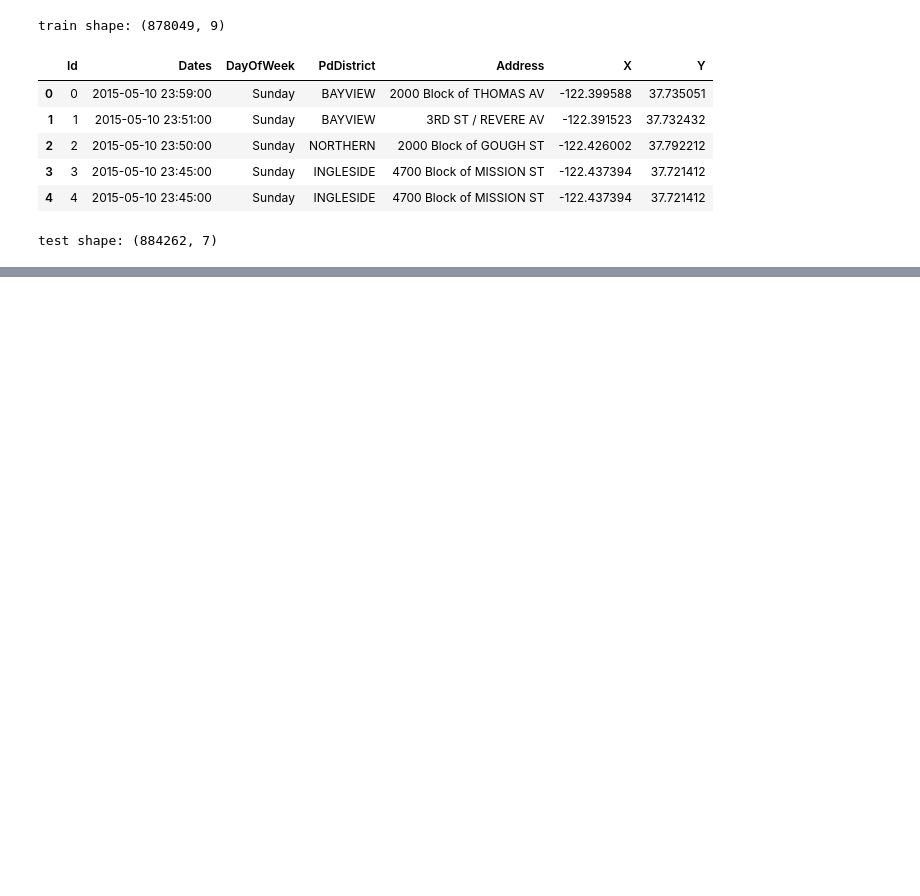
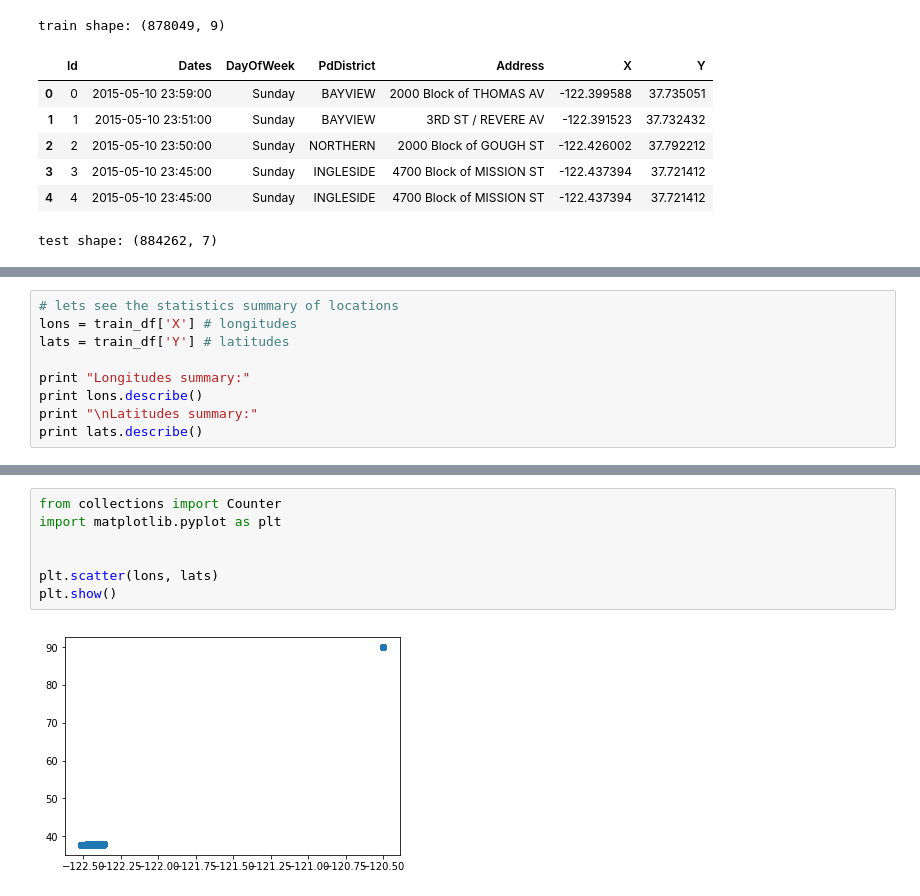
Before and after one commit to yousefzook/Crime-Classification-ML, a Jupyter notebook: San Francisco Crime Classification.ipynb, the cells around one changed output, grey strips where cells are left out. Drawn from its saved outputs; the diff is of its cells as text; blank space fills up the shorter version.

Commit message:
Visualize locations and elminate bad ones.

```diff
--- a/San Francisco Crime Classification.ipynb
+++ b/San Francisco Crime Classification.ipynb
@@ -51,0 +48,9 @@ pandas.core.series.Series
+# %%
+# lets see the statistics summary of locations
+lons = train_df['X'] # longitudes
+lats = train_df['Y'] # latitudes
+
+print "Longitudes summary:"
+print lons.describe()
+print "\nLatitudes summary:"
+print lats.describe()
@@ -51,0 +86,9 @@ pandas.core.series.Series
+# %%
+from collections import Counter
+import matplotlib.pyplot as plt
+
+
+plt.scatter(lons, lats)
+plt.show()
+# %% [output]
+[figure, added]
```
Also changed, not shown: parts of 13 cells of this notebook, 1 other file.
